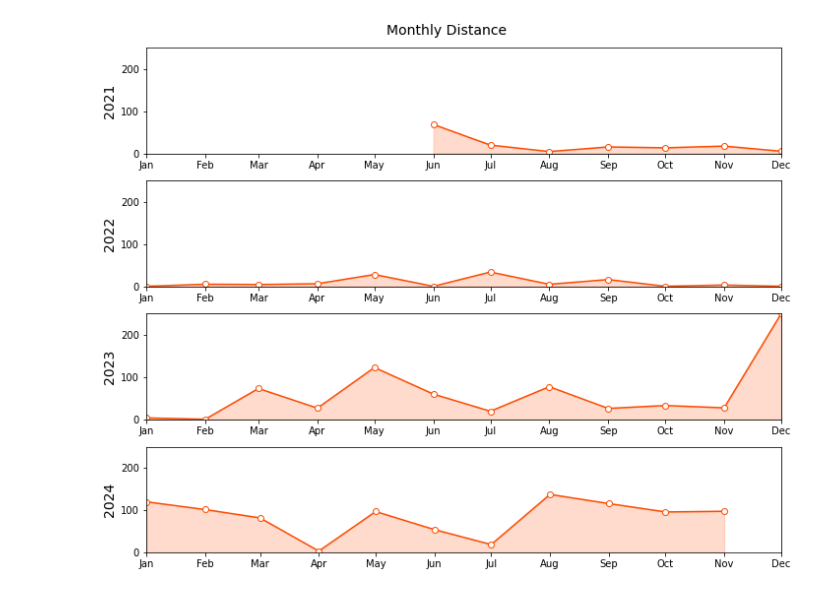
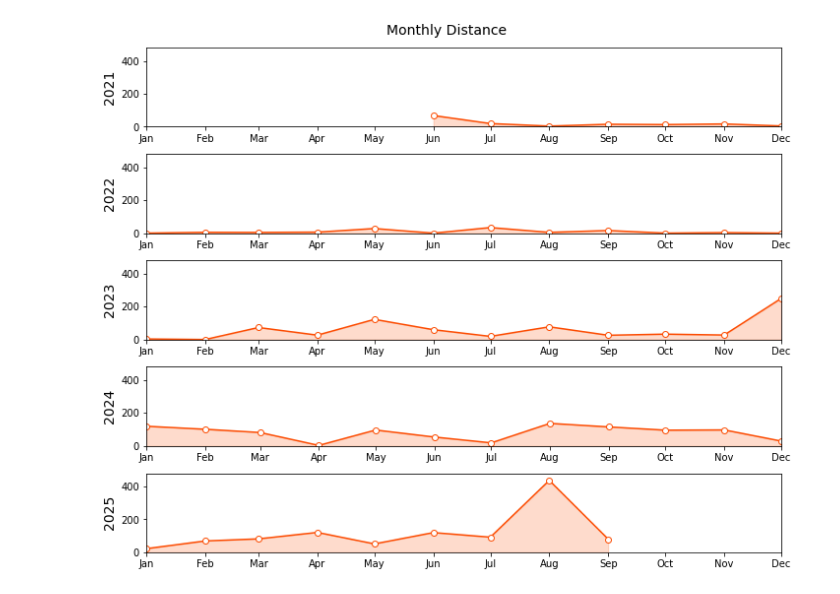
Before and after one commit to imehrlich/strava_viz, a Jupyter notebook: strava_viz.ipynb, the cells around one changed output. Saved outputs shown, nothing was run; the diff lists cells and outputs as text; code cells hidden in the pictures.

```diff
--- a/strava_viz.ipynb
+++ b/strava_viz.ipynb
@@ -19 +25,9 @@ import calmap
+# %%
+activity_colors={'running': '#fc4c02',
+                 'cycling': '#00aa69',
+                 'AlpineSki': '#c860df',
+                 'NordicSki': '#eb3483',
+                 'hiking': '#e6e227',
+                 'IceSkate': '#68e8e8'}
+                 #'swimming': '#0060f5'}
 # %%
@@ -217,20 +360,23 @@ plt.show()
 [figure]
 # %%
 ### ELEVATION GRID
+
 max_points = 50
 
 fig, axes = plt.subplots(n_rows, n_cols, figsize=(n_cols*0.67, n_rows*0.67))
 axes = axes.flatten()
 
-for i, gpx in tqdm(enumerate(gpx_list), total=len(gpx_list)):
+for i, (_, row) in tqdm(list(enumerate(activities_with_gps.iterrows())), total=len(activities_with_gps), desc="Creating Elevation Grid"):
     ax = axes[i]
 
-    distance = distances[i]
-    elevation = elevations[i]
+    distance = row['distances_km']
+    elevation = row['elevations']
+    if not distance or not elevation:
+        ax.axis('off')
+        continue
 
-    norm_elevations = [(elev - min(elevation)) / (max(elevation) - min(elevation)) for elev in elevation]
+    norm_elevations = [(elev - min(elevation)) / (max(elevation) - min(elevation)) if (max(elevation) - min(elevation)) else 0 for elev in elevation]
 
-    # Downsample if there are more than max_points for better visualization
     if len(distance) > max_points:
         indices = np.linspace(0, len(distance) - 1, max_points).astype(int)
         distance = [distance[idx] for idx in indices]
@@ -245,10 +391,11 @@ for i, gpx in tqdm(enumerate(gpx_list), total=len(gpx_list)):
     ax.set_yticks([])
     ax.spines[:].set_visible(False)
 
-for j in range(len(multilines), len(axes)):
+# Hide unused subplots
+for j in range(len(activities_with_gps), len(axes)):
     axes[j].axis('off')
 
 plt.tight_layout(pad=0.1, w_pad=0.25, h_pad=0.1)
-plt.savefig('../figures/elevation_grid.png', format='png', dpi=300, transparent=True)
+plt.savefig('../../figures/elevation_grid.png', format='png', dpi=300, transparent=True)
 plt.show()
 # %% [output]
@@ -276,13 +417,12 @@ calendar[0].savefig('../figures/activity_calendar.png', format='png', dpi=300, t
 # %%
 ### WEEKLY MILES
 
-weekly_data = date_distance_series.resample('W').sum()
+weekly_data = activities_with_gps.set_index('date')['total_distance_miles'].resample('W').sum()
 years = weekly_data.index.year.unique()
 fig, axes = plt.subplots(nrows=len(years), ncols=1, figsize=(20, 16), sharey=True)
 
 for i, year in enumerate(years):
     ax = axes[i]
-
     full_year_range = pd.date_range(start=f'{year}-01-01', end=f'{year}-12-31', freq='W-SUN')
     year_data = weekly_data[weekly_data.index.year == year].reindex(full_year_range)
 
@@ -290,13 +430,13 @@ for i, year in enumerate(years):
     ax.fill_between(year_data.index, 0, year_data.values, where=~year_data.isna(), color='#fc4c02', alpha=0.2)
 
     ax.set_xlim(pd.Timestamp(min(year_data.index)), pd.Timestamp(f'{year}-12-31'))
-    ax.set_ylim(0, max(weekly_data.values))
+    ax.set_ylim(0, max(weekly_data.values) * 1.1)
     ax.set_ylabel(year, fontsize=16)
     ax.xaxis.set_major_locator(mdates.MonthLocator(bymonthday=7))
     ax.xaxis.set_major_formatter(mdates.DateFormatter('%b'))
 
 plt.suptitle('Weekly Distance', fontsize=20)
 plt.tight_layout()
-plt.savefig('../figures/weekly_distance.png', format='png', dpi=100, transparent=True)  # Adjust DPI for resolution
+plt.savefig('../../figures/weekly_distance.png', format='png', dpi=100, transparent=True)
 plt.show()
 # %% [output]
@@ -304,30 +444,28 @@ plt.show()
 # %%
 ### MONTHLY MILES
 
-monthly_data = date_distance_series.resample('M').sum()
+monthly_data = activities_with_gps.set_index('date')['total_distance_miles'].resample('M').sum()
 years = monthly_data.index.year.unique()
 fig, axes = plt.subplots(nrows=len(years), ncols=1, figsize=(10, 8), sharey=True)
 
 for i, year in enumerate(years):
     ax = axes[i]
-
     year_data = monthly_data[monthly_data.index.year == year]
     year_data.index = year_data.index.to_period('M').to_timestamp()
 
     ax.plot(year_data.index, year_data.values, color='#fc4c02', label=f"{year}", marker='o', markerfacecolor='white')
     ax.fill_between(year_data.index, 0, year_data.values, color='#fc4c02', alpha=0.2)
 
     ax.set_xlim(pd.Timestamp(f'{year}-01-01'), pd.Timestamp(f'{year}-12-01'))
-    ax.set_ylim(0, max(monthly_data.values))
-    ax.set_ylabel(year, fontsize = 14)
+    ax.set_ylim(0, max(monthly_data.values) * 1.1)
+    ax.set_ylabel(year, fontsize=14)
 
     ax.xaxis.set_major_locator(mdates.MonthLocator())
     ax.xaxis.set_major_formatter(mdates.DateFormatter('%b'))
 
-plt.suptitle('Monthly Distance', fontsize = 14)
-
+plt.suptitle('Monthly Distance', fontsize=14)
 plt.tight_layout()
-plt.savefig('../figures/monthly_distance.png', format='png', dpi=100, transparent=True)
+plt.savefig('../../figures/monthly_distance.png', format='png', dpi=100, transparent=True)
 plt.show()
 # %% [output]
-[figure, old version]
+[figure, new version]
```
Also changed, not shown: parts of 12 cells of this notebook.
